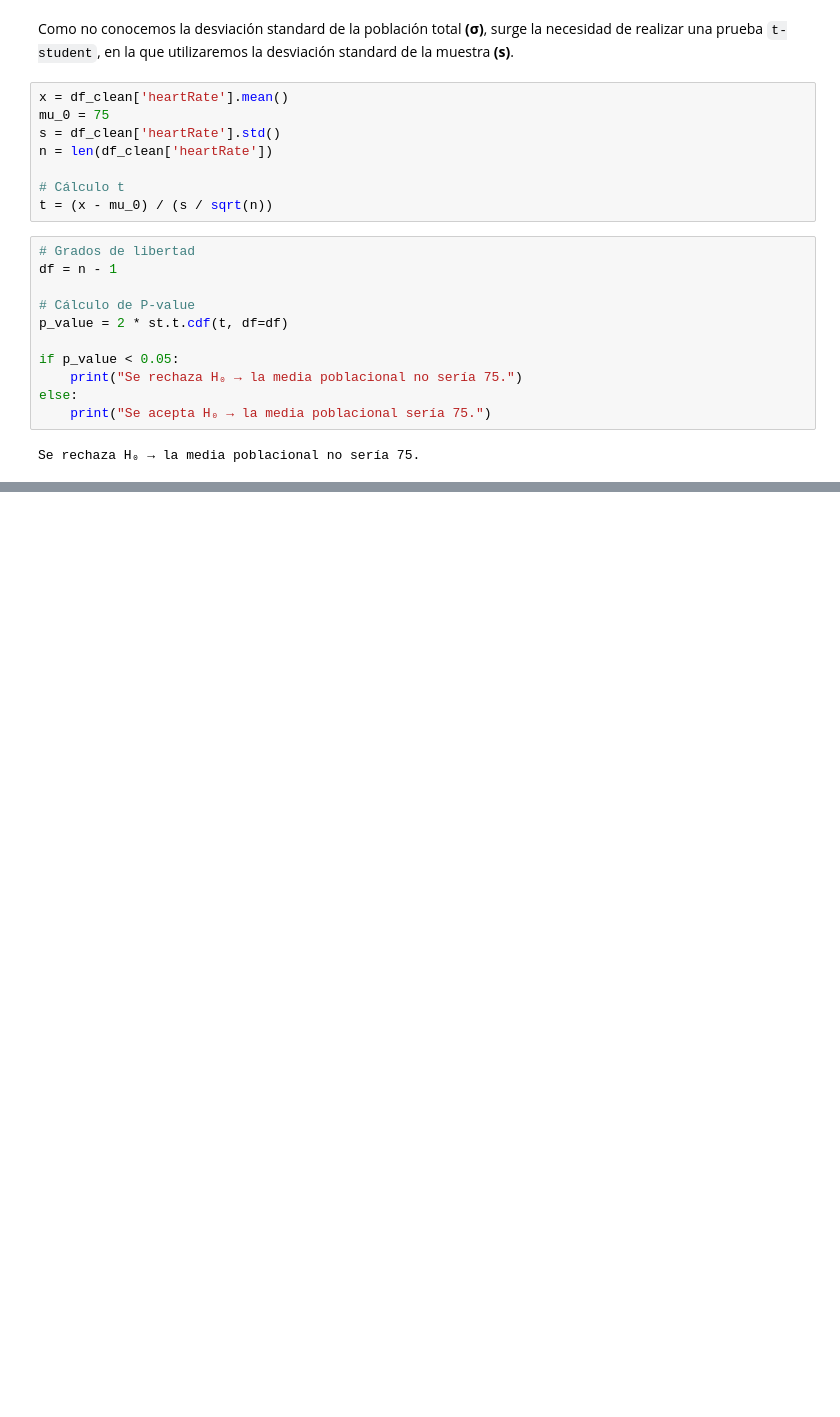
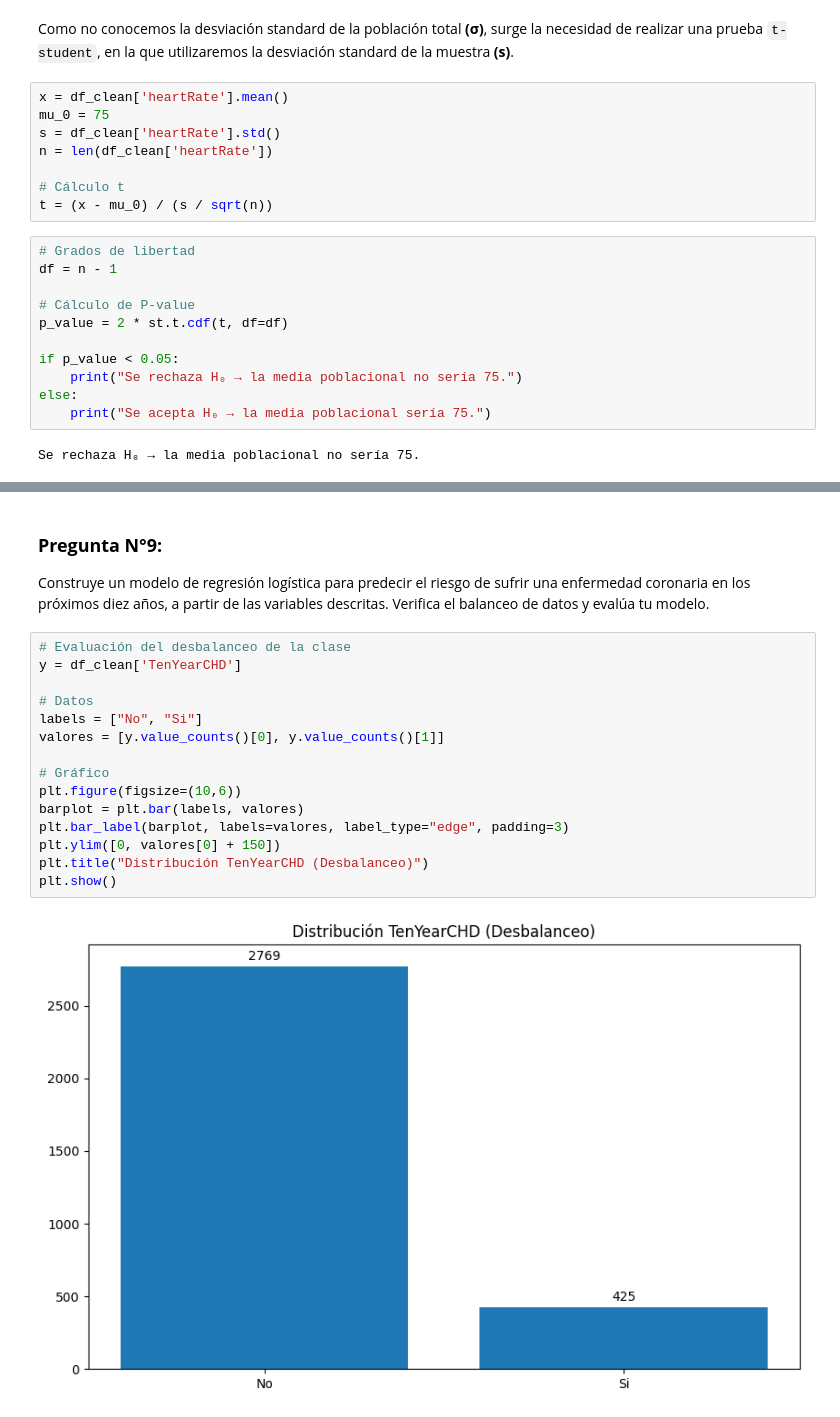
Before and after one commit to dvilchesl/desafio-latam-prueba-analisis-est, a Jupyter notebook: Prueba - Análisis Estadístico.ipynb, the cells around one changed output, grey strips where cells are left out. Drawn from its saved outputs; the diff is of its cells as text; blank space fills up the shorter version.

```diff
--- a/Prueba - Análisis Estadístico.ipynb
+++ b/Prueba - Análisis Estadístico.ipynb
@@ -352,0 +424,20 @@ Se rechaza H₀ → la media poblacional no sería 75.
+# %% [markdown]
+### **Pregunta N°9:**
+Construye un modelo de regresión logística para predecir el riesgo de sufrir una enfermedad coronaria en los próximos diez años, a partir de las variables descritas. Verifica el balanceo de datos y evalúa tu modelo.
+# %%
+# Evaluación del desbalanceo de la clase
+y = df_clean['TenYearCHD']
+
+# Datos
+labels = ["No", "Si"]
+valores = [y.value_counts()[0], y.value_counts()[1]]
+
+# Gráfico
+plt.figure(figsize=(10,6))
+barplot = plt.bar(labels, valores)
+plt.bar_label(barplot, labels=valores, label_type="edge", padding=3)
+plt.ylim([0, valores[0] + 150])
+plt.title("Distribución TenYearCHD (Desbalanceo)")
+plt.show()
+# %% [output]
+[figure, added]
```
Also changed, not shown: parts of 17 cells of this notebook.
